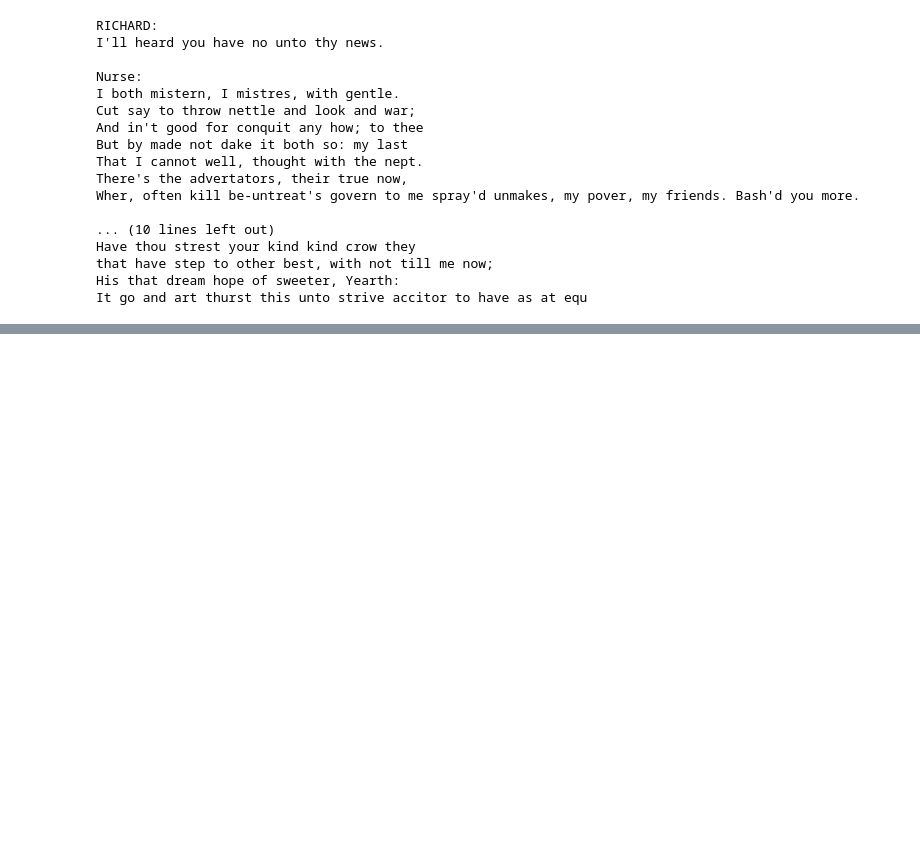
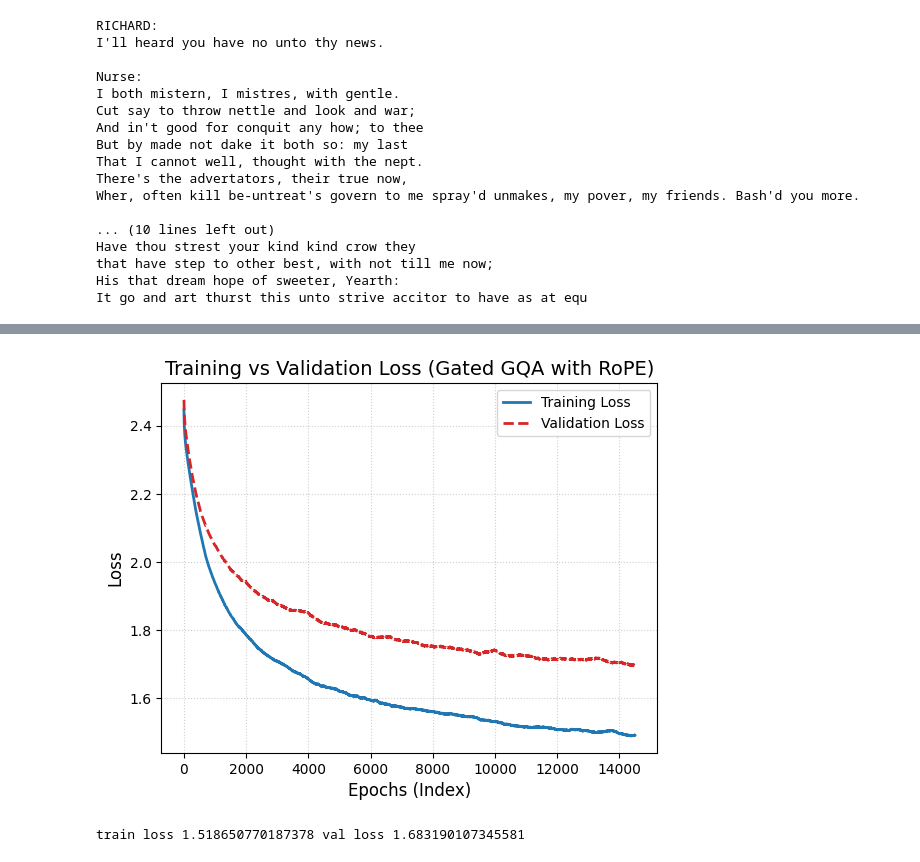
Before and after one commit to mariakolyachko/tiny-shakespear-transformer, a Jupyter notebook: tiny-shakespear-transformer.ipynb, the cells around one changed output, grey strips where cells are left out. Cells and saved outputs as stored; diff of their text form; code cells hidden in the pictures; blank space fills up the shorter version.

```diff
--- a/tiny-shakespear-transformer.ipynb
+++ b/tiny-shakespear-transformer.ipynb
@@ -97,10 +97,10 @@ def generate_batch(batch_size: int, block_size: int, device: str, split='train')
 # %%
 VOCAB_SIZE = len(vocab)
 BATCH_SIZE = 32
-BLOCK_SIZE = 32
+BLOCK_SIZE = 64
 MODEL_SIZE = 128
 HEADS_NUMBER = 4
-QUERIES_PER_HEAD = 2
+QUERIES_PER_HEAD = 4
 LAYERS_NUMBER = 4
 # %%
 class QueryHead(nn.Module):
@@ -306,7 +337,7 @@ model.to(device)
 optimizer = torch.optim.AdamW(model.parameters(), lr=1e-3)
 # %%
 # training the model
-steps = 15000
+steps = 10000
 losses = []
 val_losses = []
 
@@ -531,0 +586,20 @@ torch.save(model.state_dict(), 'gated_gqa_model.pth')
+# %%
+N = 500
+rope_rolling_avg_losses = np.convolve(losses, np.ones(N)/N, mode='valid')
+rope_rolling_avg_val_losses = np.convolve(val_losses, np.ones(N)/N, mode='valid')
+
+epochs = range(len(rope_rolling_avg_losses))
+plt.plot(epochs, rope_rolling_avg_losses, label='Training Loss', color='tab:blue', linewidth=2)
+plt.plot(epochs, rope_rolling_avg_val_losses, label='Validation Loss', color='tab:red', linestyle='--', linewidth=2)
+
+plt.title('Training vs Validation Loss (Gated GQA with RoPE)', fontsize=14)
+plt.xlabel('Epochs (Index)', fontsize=12)
+plt.ylabel('Loss', fontsize=12)
+plt.legend()
+plt.grid(True, linestyle=':', alpha=0.6)
+# %% [output]
+[figure, added]
+# %%
+print('train loss', losses[-1], 'val loss', val_losses[-1])
+# %% [output]
+train loss 1.518650770187378 val loss 1.683190107345581
```
Also changed, not shown: parts of 14 cells of this notebook.
